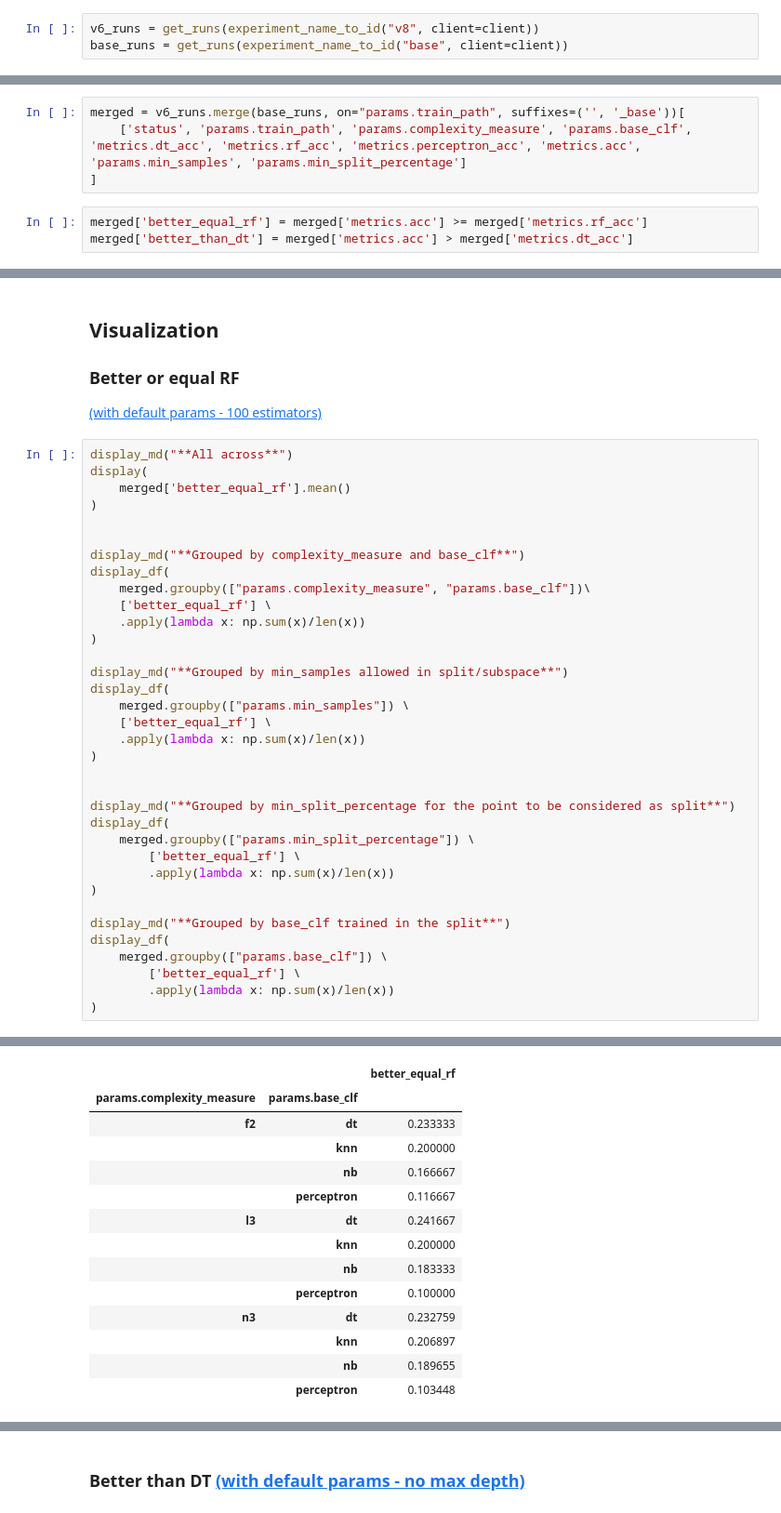
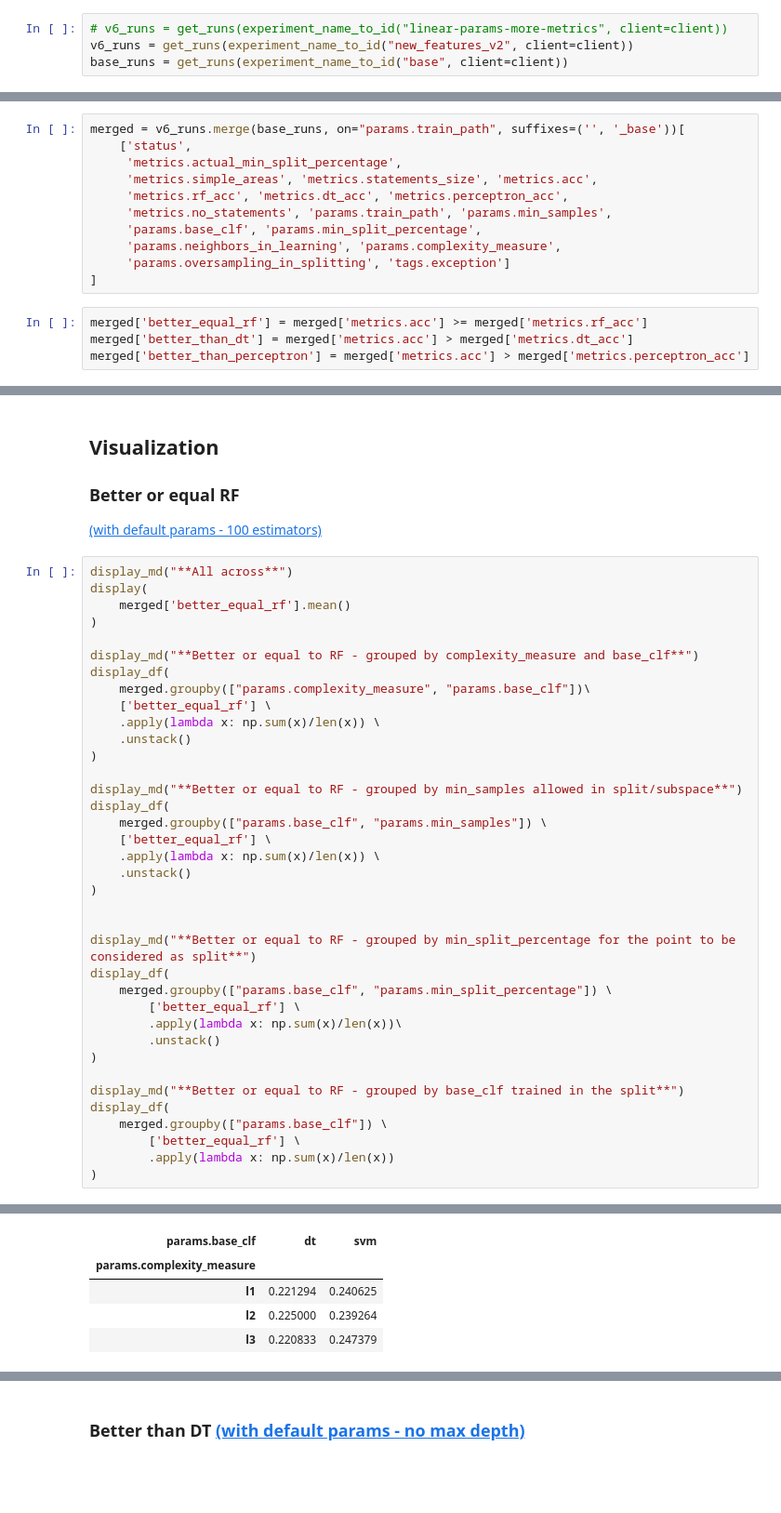
Before and after one commit to bgulowaty/quad-split, a Jupyter notebook: results-analysis.ipynb, the cells around one changed output, grey strips where cells are left out. Shown: that part at 93% size. Saved outputs shown, nothing was run; the diff lists cells and outputs as text; blank space fills up the shorter version.

```diff
--- a/results-analysis.ipynb
+++ b/results-analysis.ipynb
@@ -41,5 +41,6 @@ def display_df(df):
 mlflow.set_tracking_uri("sqlite:///experiments.db")
 client = MlflowClient(tracking_uri="sqlite:///experiments.db")
 # %%
-v6_runs = get_runs(experiment_name_to_id("v8", client=client))
+# v6_runs = get_runs(experiment_name_to_id("linear-params-more-metrics", client=client))
+v6_runs = get_runs(experiment_name_to_id("new_features_v2", client=client))
 base_runs = get_runs(experiment_name_to_id("base", client=client))
@@ -46,10 +59,18 @@ base_runs = get_runs(experiment_name_to_id("base", client=client))
 # %%
 merged = v6_runs.merge(base_runs, on="params.train_path", suffixes=('', '_base'))[
-    ['status', 'params.train_path', 'params.complexity_measure', 'params.base_clf', 'metrics.dt_acc', 'metrics.rf_acc', 'metrics.perceptron_acc', 'metrics.acc', 'params.min_samples', 'params.min_split_percentage']
+    ['status',
+     'metrics.actual_min_split_percentage',
+     'metrics.simple_areas', 'metrics.statements_size', 'metrics.acc',
+     'metrics.rf_acc', 'metrics.dt_acc', 'metrics.perceptron_acc',
+     'metrics.no_statements', 'params.train_path', 'params.min_samples',
+     'params.base_clf', 'params.min_split_percentage',
+     'params.neighbors_in_learning', 'params.complexity_measure',
+     'params.oversampling_in_splitting', 'tags.exception']
 ]
 # %%
 merged['better_equal_rf'] = merged['metrics.acc'] >= merged['metrics.rf_acc']
 merged['better_than_dt'] = merged['metrics.acc'] > merged['metrics.dt_acc']
+merged['better_than_perceptron'] = merged['metrics.acc'] > merged['metrics.perceptron_acc']
 # %%
 display_df(merged.status.value_counts())
 # %% [output]
@@ -78,30 +102,32 @@ display(
     merged['better_equal_rf'].mean()
 )
 
-
-display_md("**Grouped by complexity_measure and base_clf**")
+display_md("**Better or equal to RF - grouped by complexity_measure and base_clf**")
 display_df(
     merged.groupby(["params.complexity_measure", "params.base_clf"])\
     ['better_equal_rf'] \
-    .apply(lambda x: np.sum(x)/len(x))
+    .apply(lambda x: np.sum(x)/len(x)) \
+    .unstack()
 )
 
-display_md("**Grouped by min_samples allowed in split/subspace**")
+display_md("**Better or equal to RF - grouped by min_samples allowed in split/subspace**")
 display_df(
-    merged.groupby(["params.min_samples"]) \
+    merged.groupby(["params.base_clf", "params.min_samples"]) \
     ['better_equal_rf'] \
-    .apply(lambda x: np.sum(x)/len(x))
+    .apply(lambda x: np.sum(x)/len(x)) \
+    .unstack()
 )
 
 
-display_md("**Grouped by min_split_percentage for the point to be considered as split**")
+display_md("**Better or equal to RF - grouped by min_split_percentage for the point to be considered as split**")
 display_df(
-    merged.groupby(["params.min_split_percentage"]) \
+    merged.groupby(["params.base_clf", "params.min_split_percentage"]) \
         ['better_equal_rf'] \
-        .apply(lambda x: np.sum(x)/len(x))
+        .apply(lambda x: np.sum(x)/len(x))\
+        .unstack()
 )
 
-display_md("**Grouped by base_clf trained in the split**")
+display_md("**Better or equal to RF - grouped by base_clf trained in the split**")
 display_df(
     merged.groupby(["params.base_clf"]) \
         ['better_equal_rf'] \
@@ -114,14 +140,5 @@ display_df(
-|  |  | better_equal_rf |
-| params.complexity_measure | params.base_clf |  |
-| f2 | dt | 0.233333 |
-|  | knn | 0.200000 |
-|  | nb | 0.166667 |
-|  | perceptron | 0.116667 |
-| l3 | dt | 0.241667 |
-|  | knn | 0.200000 |
-|  | nb | 0.183333 |
-|  | perceptron | 0.100000 |
-| n3 | dt | 0.232759 |
-|  | knn | 0.206897 |
-|  | nb | 0.189655 |
-|  | perceptron | 0.103448 |
+| params.base_clf | dt | svm |
+| params.complexity_measure |  |  |
+| l1 | 0.221294 | 0.240625 |
+| l2 | 0.225000 | 0.239264 |
+| l3 | 0.220833 | 0.247379 |
```
Also changed, not shown: parts of 22 cells of this notebook, 6 other files.
